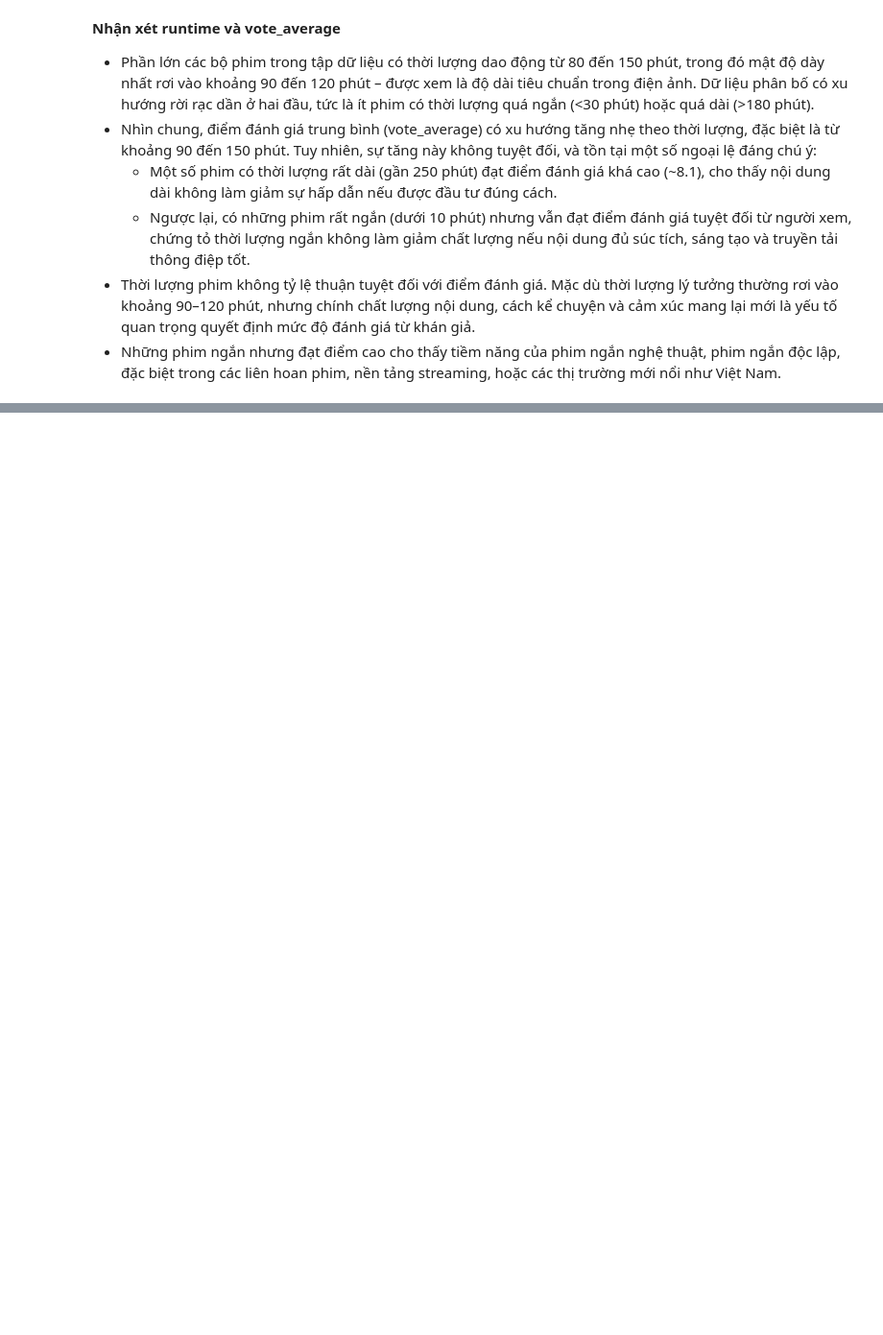
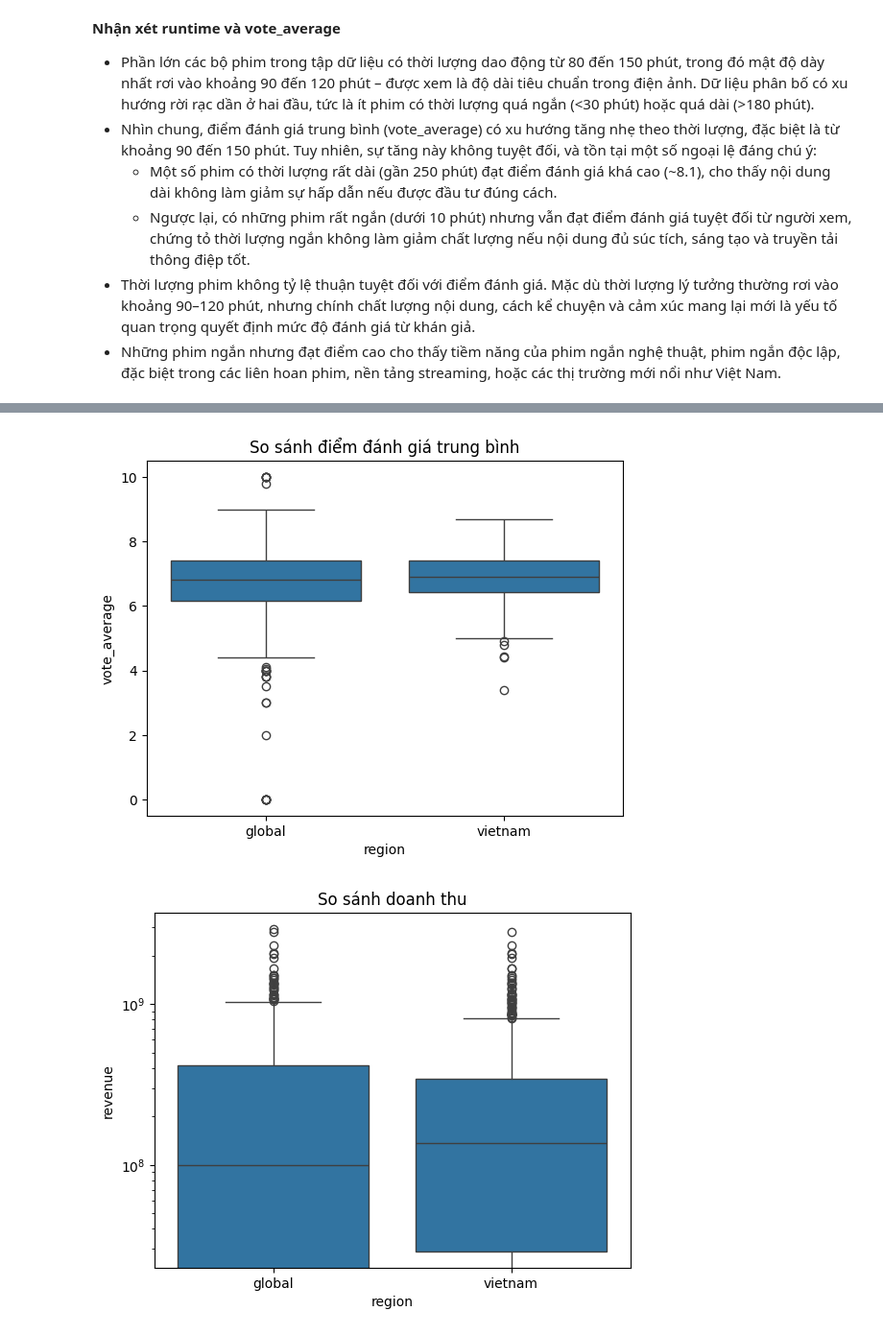
Before and after one commit to nhnghia214/Vietnam-Movies-Analysis-2009-2023, a Jupyter notebook: notebooks/exploratory_sample.ipynb, the cells around one changed output, grey strips where cells are left out. Shown at 96% size. Saved outputs shown, nothing was run; the diff lists cells and outputs as text; code cells hidden in the pictures; blank space fills up the shorter version.

```diff
--- a/notebooks/exploratory_sample.ipynb
+++ b/notebooks/exploratory_sample.ipynb
@@ -594,0 +759,15 @@ group_and_plot(df, group_col="original_language",
+# %%
+# 2.2.3d. Trực quan hóa phân phối chỉ số (Boxplot)
+# So sánh điểm đánh giáA
+sns.boxplot(data=df_all, x="region", y="vote_average")
+plt.title("So sánh điểm đánh giá trung bình")
+plt.show()
+
+# So sánh doanh thu
+sns.boxplot(data=df_all, x="region", y="revenue")
+plt.title("So sánh doanh thu")
+plt.yscale('log')  # nếu revenue có giá trị rất lớn
+plt.show()
+# %% [output]
+[figure, added]
+[figure, added]
```
Also changed, not shown: parts of 11 cells of this notebook, 1 other file.
